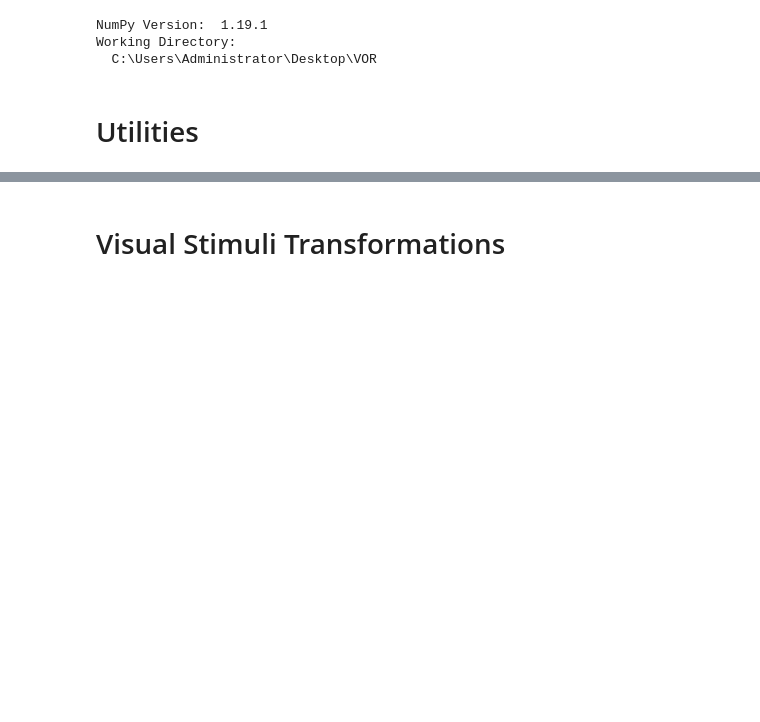
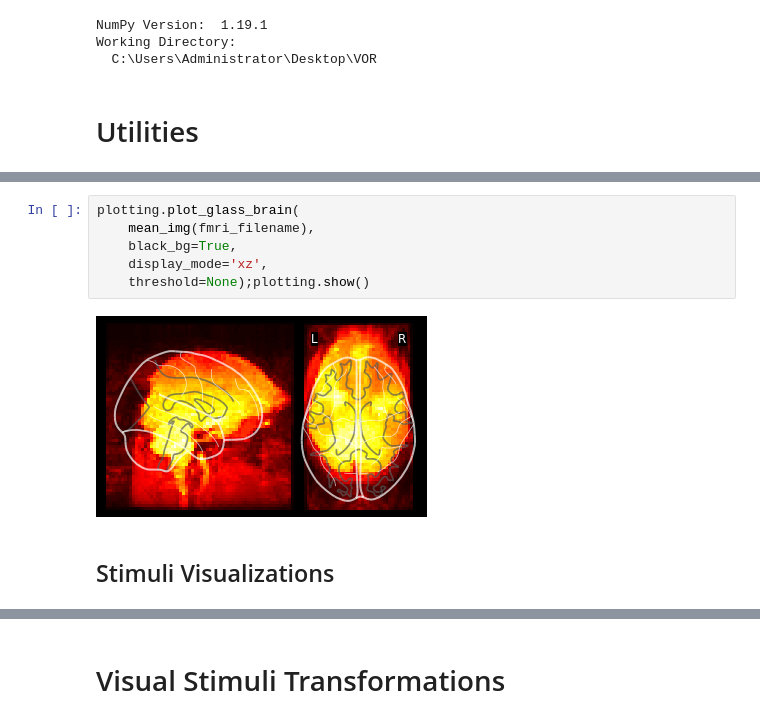
Before and after one commit to cankocagil/Cognitive-Computational-Modelling-for-Spatio-Temporal-fMRI-in-Ventral-Temporal-Cortex, a Jupyter notebook: CompNeuro_2021-2022_Final_Project.ipynb, the cells around one changed output, grey strips where cells are left out. Cells and saved outputs as stored; diff of their text form; blank space fills up the shorter version.

```diff
--- a/CompNeuro_2021-2022_Final_Project.ipynb
+++ b/CompNeuro_2021-2022_Final_Project.ipynb
@@ -373,0 +511,10 @@ UsageError: %%time is a cell magic, but the cell body is empty. Did you mean the
+# %%
+plotting.plot_glass_brain(
+    mean_img(fmri_filename),
+    black_bg=True,
+    display_mode='xz',
+    threshold=None);plotting.show()
+# %% [output]
+[figure, added]
+# %% [markdown]
+## Stimuli Visualizations
```
Also changed, not shown: parts of 88 cells of this notebook, 15 other files.
